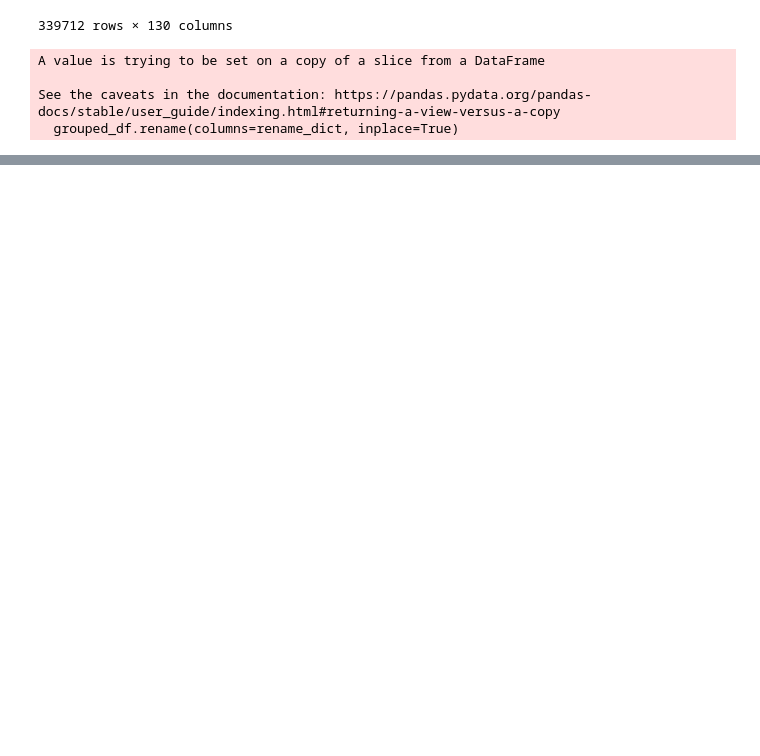
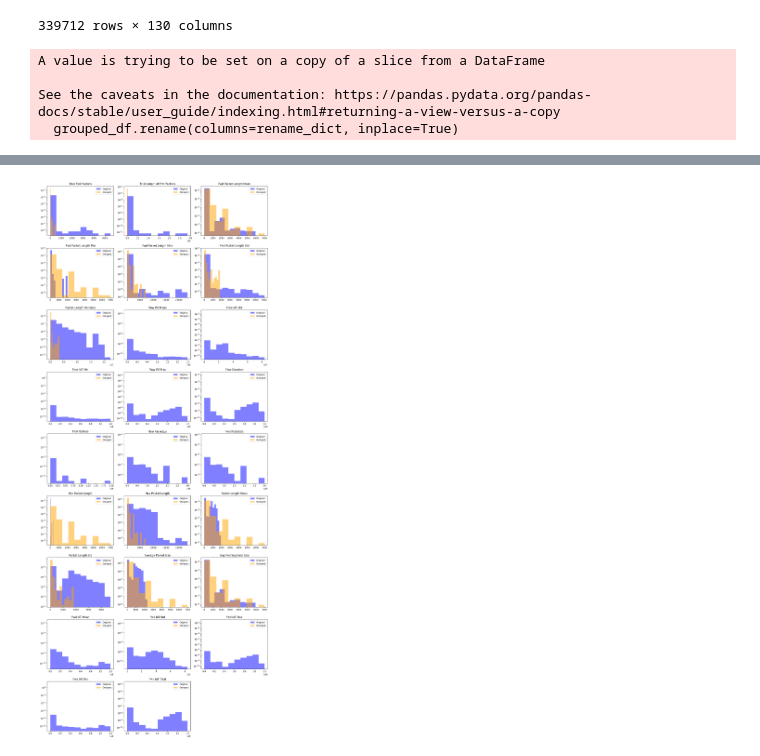
Before and after one commit to lucchinaluca/thesis-datasec, a Jupyter notebook: cic.ipynb, the cells around one changed output, grey strips where cells are left out. Cells and saved outputs as stored; diff of their text form; code cells hidden in the pictures; blank space fills up the shorter version.

```diff
--- a/cic.ipynb
+++ b/cic.ipynb
@@ -171,0 +188,22 @@ df = df[columns]
+# %%
+features = grouped_df.select_dtypes(include='number').columns
+n_features = len(features)
+n_cols = 3
+n_rows = (n_features + n_cols - 1) // n_cols
+
+plt.figure(figsize=(5 * n_cols, 4 * n_rows))
+
+for i, feature in enumerate(features, 1):
+    plt.subplot(n_rows, n_cols, i)
+    plt.hist(df[feature], bins=10, alpha=0.5, label='Original', color='blue', density=True)
+    plt.hist(grouped_df[feature], bins=10, alpha=0.5, label='Grouped', color='orange', density=True)
+    plt.title(feature)
+    plt.legend()
+    plt.yscale('log')  # Set y-axis to log scale
+    # Optionally, set x-axis limits to focus on main data range
+    # plt.xlim(df[feature].quantile(0.01), df[feature].quantile(0.99))
+
+plt.tight_layout()
+plt.show()
+# %% [output]
+[figure, added]
```
Also changed, not shown: parts of 20 cells of this notebook.
